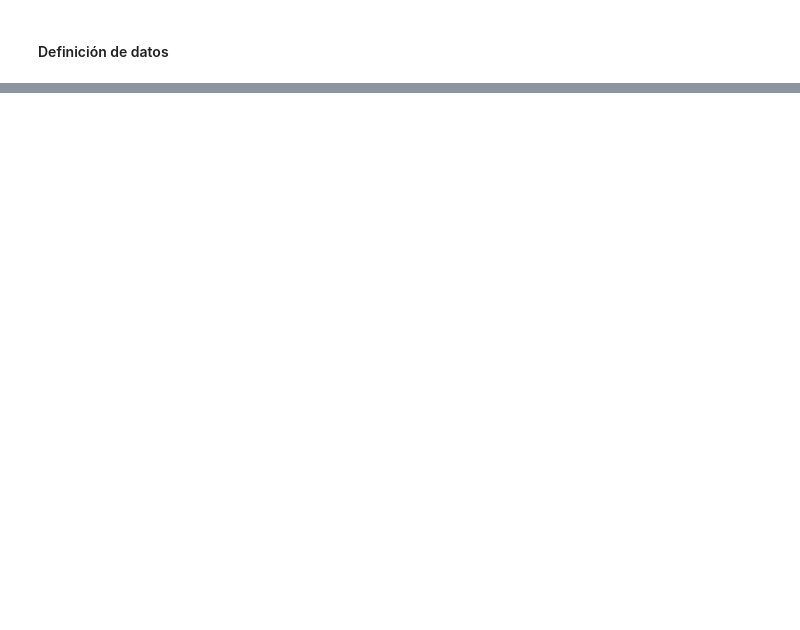
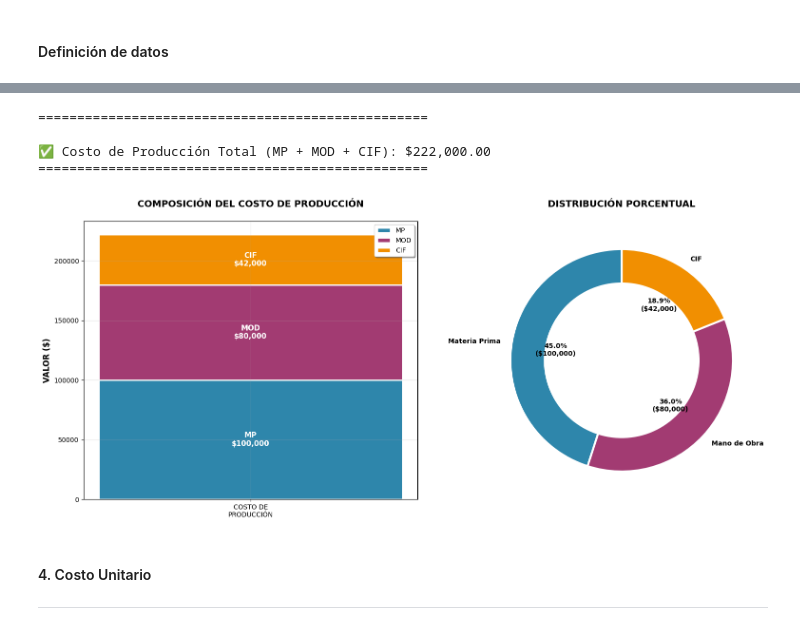
Before and after one commit to licette32/calculo-costos-rendimientos-2025, a Jupyter notebook: Parte-B/4B-costos.ipynb, the cells around one changed output, grey strips where cells are left out. Saved outputs shown, nothing was run; the diff lists cells and outputs as text; code cells hidden in the pictures; blank space fills up the shorter version.

```diff
--- a/Parte-B/4B-costos.ipynb
+++ b/Parte-B/4B-costos.ipynb
@@ -35,3 +35,10 @@ plt.style.use('default')
+# %%
+# Paleta de colores
+colors = ['#2E86AB', '#A23B72', '#F18F01', '#C73E1D', '#6A8EAE', '#F0F3BD']
+mp_color = '#2E86AB'    # Azul para Materia Prima
+mod_color = '#A23B72'   # Magenta para Mano de Obra Directa
+cif_color = '#F18F01'   # Naranja para CIF
+accent_color = '#C73E1D' # Rojo para acentos
 # %% [markdown]
 #### Definición de datos
 # %%
@@ -186,0 +84,11 @@ with pd.ExcelWriter('resultados_actividad_4.xlsx') as writer:
+# %%
+# Costo Primo = MP + MOD
+mp = datos["Costos Directos"]["Materia prima directa"]
+mod = datos["Costos Directos"]["Mano de obra directa"]
+costo_primo = mp + mod
+
+print(f"   - Materia Prima Directa: ${mp:>,.2f}")
+print(f"   - Mano de Obra Directa: ${mod:>,.2f}")
+print("=" * 50)
+print(f"✅ Costo Primo (MP + MOD): ${costo_primo:>,.2f}")
+print("=" * 50)
@@ -186,0 +190,59 @@ with pd.ExcelWriter('resultados_actividad_4.xlsx') as writer:
+# %%
+# Costo de Producción Total = MP + MOD + CIF = Costo Primo + CIF
+costo_produccion = costo_primo + cif_total
+print("=" * 50)
+print(f"\n✅ Costo de Producción Total (MP + MOD + CIF): ${costo_produccion:>,.2f}")
+print("=" * 50)
+# %% [output]
+==================================================
+
+✅ Costo de Producción Total (MP + MOD + CIF): $222,000.00
+==================================================
+# %%
+# Gráfico 1 - Composición del Costo de Producción
+fig, (ax1, ax2) = plt.subplots(1, 2, figsize=(16, 7))
+
+# Gráfico de barras apiladas
+componentes = ['MP', 'MOD', 'CIF']
+valores = [mp, mod, cif_total]
+colors_comp = [mp_color, mod_color, cif_color]
+
+bars = ax1.bar(['COSTO DE\nPRODUCCIÓN'], [mp], label='MP', color=mp_color,
+               edgecolor='white', linewidth=2)
+ax1.bar(['COSTO DE\nPRODUCCIÓN'], [mod], bottom=[mp], label='MOD', color=mod_color,
+        edgecolor='white', linewidth=2)
+ax1.bar(['COSTO DE\nPRODUCCIÓN'], [cif_total], bottom=[mp + mod], label='CIF',
+        color=cif_color, edgecolor='white', linewidth=2)
+
+ax1.set_ylabel('VALOR ($)', fontweight='bold', fontsize=12)
+ax1.set_title('COMPOSICIÓN DEL COSTO DE PRODUCCIÓN\n', fontweight='bold', fontsize=14)
+ax1.legend(loc='upper right', frameon=True, shadow=True)
+
+# Añadir valores en las barras
+ax1.text(0, mp/2, f'MP\n${mp:>,.0f}', ha='center', va='center',
+         fontweight='bold', color='white', fontsize=11)
+ax1.text(0, mp + mod/2, f'MOD\n${mod:>,.0f}', ha='center', va='center',
+         fontweight='bold', color='white', fontsize=11)
+ax1.text(0, mp + mod + cif_total/2, f'CIF\n${cif_total:>,.0f}', ha='center', va='center',
+         fontweight='bold', color='white', fontsize=11)
+
+# Gráfico de donut
+wedges, texts, autotexts = ax2.pie([mp, mod, cif_total],
+                                   labels=['Materia Prima', 'Mano de Obra', 'CIF'],
+                                   autopct=lambda p: f'{p:.1f}%\n(${p*(mp+mod+cif_total)/100:,.0f})',
+                                   startangle=90,
+                                   colors=[mp_color, mod_color, cif_color],
+                                   wedgeprops={'edgecolor': 'white', 'linewidth': 3},
+                                   textprops={'fontsize': 10, 'fontweight': 'bold'})
+
+centre_circle = plt.Circle((0,0),0.70,fc='white')
+ax2.add_artist(centre_circle)
+ax2.set_title('DISTRIBUCIÓN PORCENTUAL\n', fontweight='bold', fontsize=14)
+
+plt.tight_layout()
+plt.show()
+# %% [output]
+[figure, added]
+# %% [markdown]
+#### 4. Costo Unitario
+---
```
Also changed, not shown: parts of 21 cells of this notebook, 3 other files.
